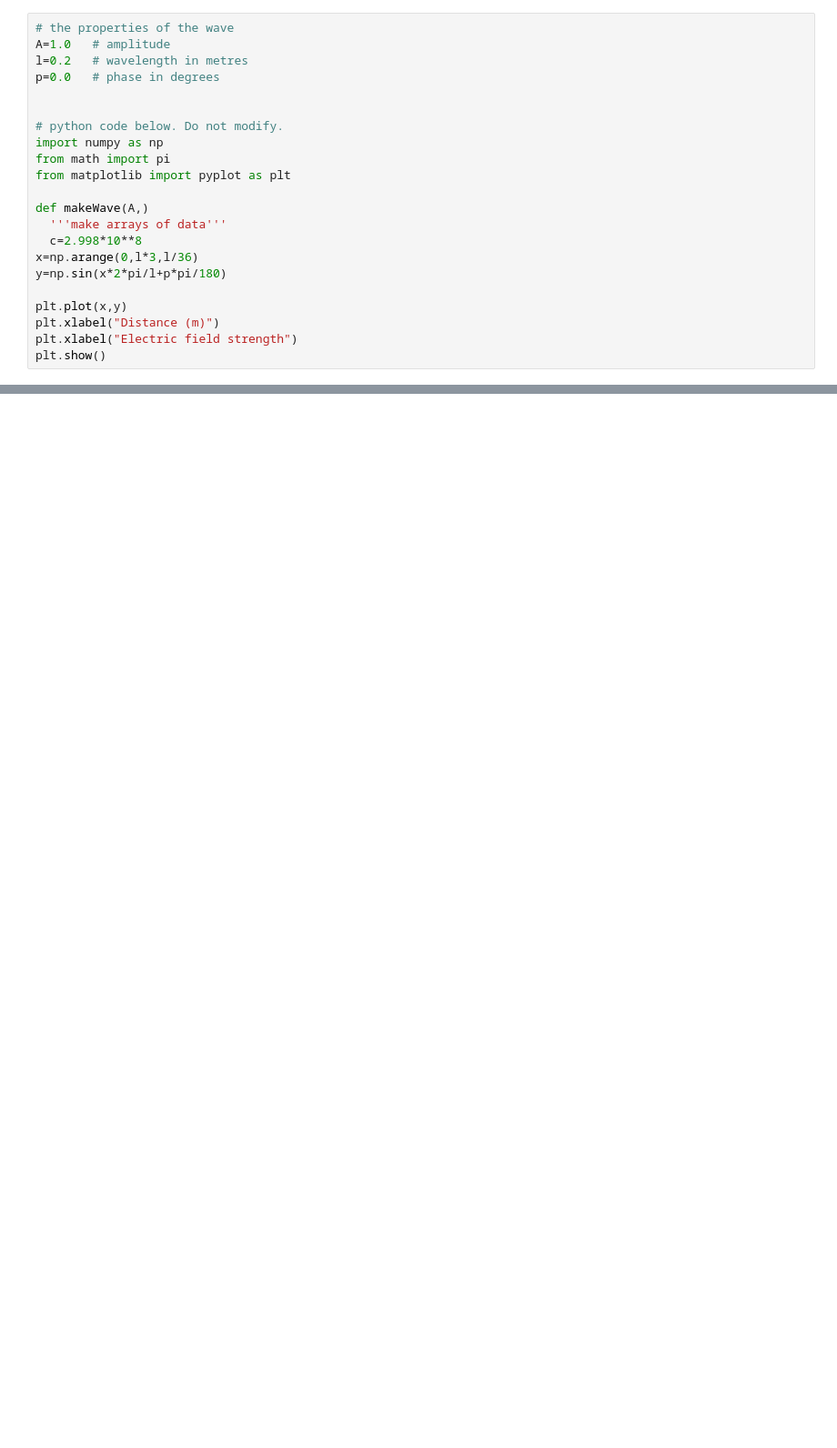
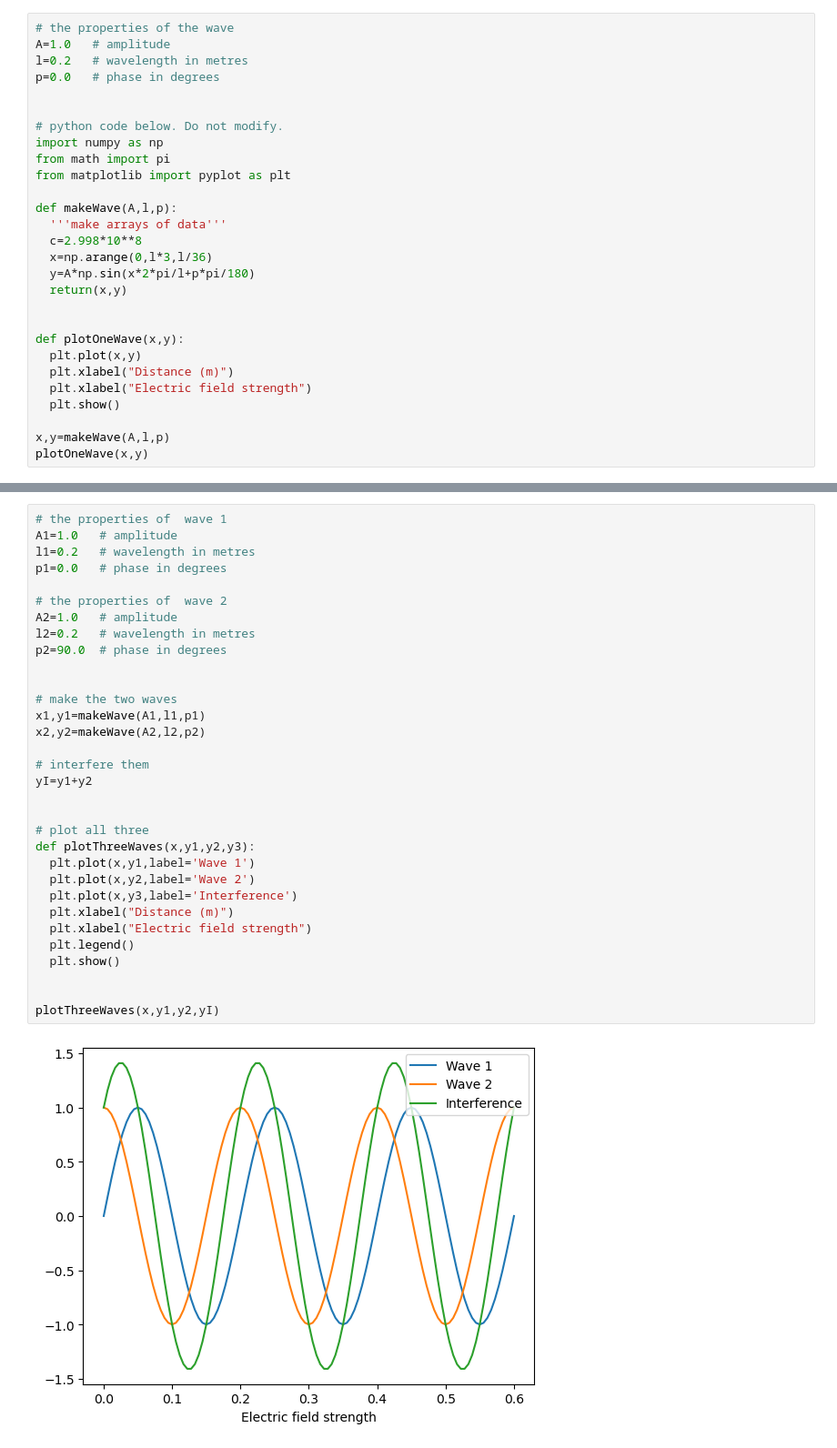
Before and after one commit to edinburgh-university-OOSA/active_sensing, a Jupyter notebook: radar_phase/radar_phase.ipynb, the cells around one changed output, grey strips where cells are left out. Shown at 91% size. Cells and saved outputs as stored; diff of their text form; blank space fills up the shorter version.

Commit message:
Interference added.

```diff
--- a/radar_phase/radar_phase.ipynb
+++ b/radar_phase/radar_phase.ipynb
@@ -16,15 +16,21 @@ import numpy as np
 from math import pi
 from matplotlib import pyplot as plt
 
-def makeWave(A,)
+def makeWave(A,l,p):
   '''make arrays of data'''
   c=2.998*10**8
-x=np.arange(0,l*3,l/36)
-y=np.sin(x*2*pi/l+p*pi/180)
+  x=np.arange(0,l*3,l/36)
+  y=A*np.sin(x*2*pi/l+p*pi/180)
+  return(x,y)
 
-plt.plot(x,y)
-plt.xlabel("Distance (m)")
-plt.xlabel("Electric field strength")
-plt.show()
+
+def plotOneWave(x,y):
+  plt.plot(x,y)
+  plt.xlabel("Distance (m)")
+  plt.xlabel("Electric field strength")
+  plt.show()
+
+x,y=makeWave(A,l,p)
+plotOneWave(x,y)
 # %% [output]
 [figure]
@@ -30,0 +41,34 @@ plt.show()
+# %%
+# the properties of  wave 1
+A1=1.0   # amplitude
+l1=0.2   # wavelength in metres
+p1=0.0   # phase in degrees
+
+# the properties of  wave 2
+A2=1.0   # amplitude
+l2=0.2   # wavelength in metres
+p2=90.0  # phase in degrees
+
+
+# make the two waves
+x1,y1=makeWave(A1,l1,p1)
+x2,y2=makeWave(A2,l2,p2)
+
+# interfere them
+yI=y1+y2
+
+
+# plot all three
+def plotThreeWaves(x,y1,y2,y3):
+  plt.plot(x,y1,label='Wave 1')
+  plt.plot(x,y2,label='Wave 2')
+  plt.plot(x,y3,label='Interference')
+  plt.xlabel("Distance (m)")
+  plt.xlabel("Electric field strength")
+  plt.legend()
+  plt.show()
+
+
+plotThreeWaves(x,y1,y2,yI)
+# %% [output]
+[figure, added]
```
Also changed, not shown: parts of 2 cells of this notebook.
